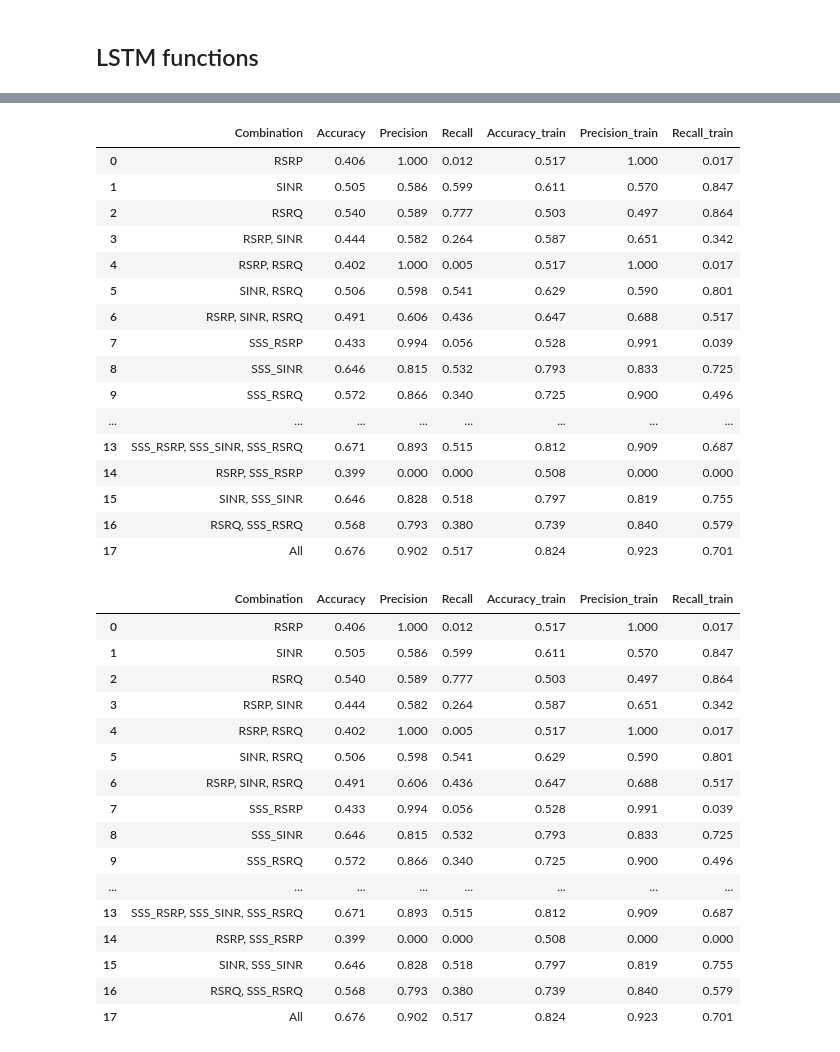
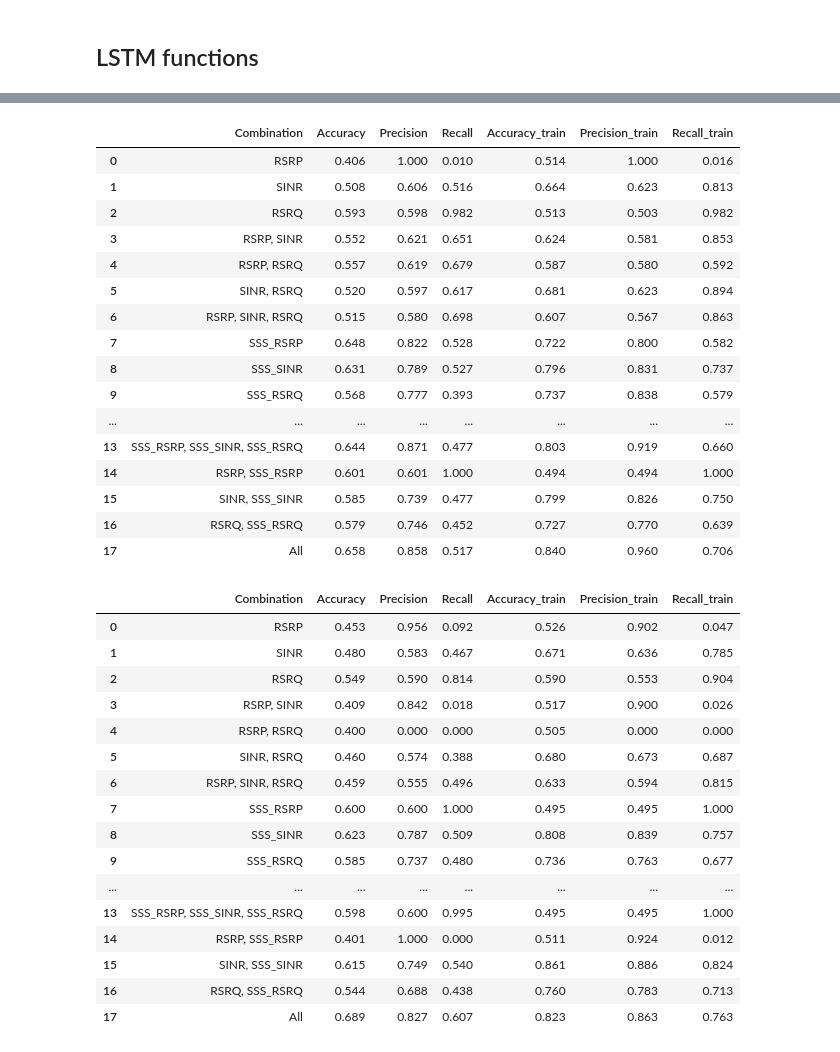
Before and after one commit to ihneskarbovik/master, a Jupyter notebook: test6_op2_mode_pred_structured.ipynb, the cells around one changed output, grey strips where cells are left out. Drawn from its saved outputs; the diff is of its cells as text; code cells hidden in the pictures.

```diff
--- a/test6_op2_mode_pred_structured.ipynb
+++ b/test6_op2_mode_pred_structured.ipynb
@@ -735,55 +836,55 @@ x2n10_results
 # %%
 x5n10 = step10_results['x:5']
 
-x5n10_results = pd.DataFrame.from_dict(x1n1, orient='index')
+x5n10_results = pd.DataFrame.from_dict(x5n10, orient='index')
 x5n10_results.reset_index(inplace=True)
 x5n10_results.rename(columns={'index': 'Combination'}, inplace=True)
 x5n10_results = x5n10_results.drop(['y_pred', 'y_true', 'train_true', 'train_pred', 'y_pred_plot', 'y_true_plot', 'train_pred_plot', 'train_true_plot', 'Accuracy_list', 'Accuracy_train_list'], axis=1)
 x5n10_results
 # %% [output]
 |  | Combination | Accuracy | Precision | Recall | Accuracy_train | Precision_train | Recall_train |
-| 0 | RSRP | 0.406 | 1.000 | 0.012 | 0.517 | 1.000 | 0.017 |
-| 1 | SINR | 0.505 | 0.586 | 0.599 | 0.611 | 0.570 | 0.847 |
-| 2 | RSRQ | 0.540 | 0.589 | 0.777 | 0.503 | 0.497 | 0.864 |
-| 3 | RSRP, SINR | 0.444 | 0.582 | 0.264 | 0.587 | 0.651 | 0.342 |
-| 4 | RSRP, RSRQ | 0.402 | 1.000 | 0.005 | 0.517 | 1.000 | 0.017 |
-| 5 | SINR, RSRQ | 0.506 | 0.598 | 0.541 | 0.629 | 0.590 | 0.801 |
-| 6 | RSRP, SINR, RSRQ | 0.491 | 0.606 | 0.436 | 0.647 | 0.688 | 0.517 |
-| 7 | SSS_RSRP | 0.433 | 0.994 | 0.056 | 0.528 | 0.991 | 0.039 |
-| 8 | SSS_SINR | 0.646 | 0.815 | 0.532 | 0.793 | 0.833 | 0.725 |
-| 9 | SSS_RSRQ | 0.572 | 0.866 | 0.340 | 0.725 | 0.900 | 0.496 |
+| 0 | RSRP | 0.406 | 1.000 | 0.010 | 0.514 | 1.000 | 0.016 |
+| 1 | SINR | 0.508 | 0.606 | 0.516 | 0.664 | 0.623 | 0.813 |
+| 2 | RSRQ | 0.593 | 0.598 | 0.982 | 0.513 | 0.503 | 0.982 |
+| 3 | RSRP, SINR | 0.552 | 0.621 | 0.651 | 0.624 | 0.581 | 0.853 |
+| 4 | RSRP, RSRQ | 0.557 | 0.619 | 0.679 | 0.587 | 0.580 | 0.592 |
+| 5 | SINR, RSRQ | 0.520 | 0.597 | 0.617 | 0.681 | 0.623 | 0.894 |
+| 6 | RSRP, SINR, RSRQ | 0.515 | 0.580 | 0.698 | 0.607 | 0.567 | 0.863 |
+| 7 | SSS_RSRP | 0.648 | 0.822 | 0.528 | 0.722 | 0.800 | 0.582 |
+| 8 | SSS_SINR | 0.631 | 0.789 | 0.527 | 0.796 | 0.831 | 0.737 |
+| 9 | SSS_RSRQ | 0.568 | 0.777 | 0.393 | 0.737 | 0.838 | 0.579 |
 | ... | ... | ... | ... | ... | ... | ... | ... |
-| 13 | SSS_RSRP, SSS_SINR, SSS_RSRQ | 0.671 | 0.893 | 0.515 | 0.812 | 0.909 | 0.687 |
-| 14 | RSRP, SSS_RSRP | 0.399 | 0.000 | 0.000 | 0.508 | 0.000 | 0.000 |
-| 15 | SINR, SSS_SINR | 0.646 | 0.828 | 0.518 | 0.797 | 0.819 | 0.755 |
-| 16 | RSRQ, SSS_RSRQ | 0.568 | 0.793 | 0.380 | 0.739 | 0.840 | 0.579 |
-| 17 | All | 0.676 | 0.902 | 0.517 | 0.824 | 0.923 | 0.701 |
+| 13 | SSS_RSRP, SSS_SINR, SSS_RSRQ | 0.644 | 0.871 | 0.477 | 0.803 | 0.919 | 0.660 |
+| 14 | RSRP, SSS_RSRP | 0.601 | 0.601 | 1.000 | 0.494 | 0.494 | 1.000 |
+| 15 | SINR, SSS_SINR | 0.585 | 0.739 | 0.477 | 0.799 | 0.826 | 0.750 |
+| 16 | RSRQ, SSS_RSRQ | 0.579 | 0.746 | 0.452 | 0.727 | 0.770 | 0.639 |
+| 17 | All | 0.658 | 0.858 | 0.517 | 0.840 | 0.960 | 0.706 |
 # %%
 x10n10 = step10_results['x:10']
 
-x10n10_results = pd.DataFrame.from_dict(x1n1, orient='index')
+x10n10_results = pd.DataFrame.from_dict(x10n10, orient='index')
 x10n10_results.reset_index(inplace=True)
 x10n10_results.rename(columns={'index': 'Combination'}, inplace=True)
 x10n10_results = x10n10_results.drop(['y_pred', 'y_true', 'train_true', 'train_pred', 'y_pred_plot', 'y_true_plot', 'train_pred_plot', 'train_true_plot', 'Accuracy_list', 'Accuracy_train_list'], axis=1)
 x10n10_results
 # %% [output]
 |  | Combination | Accuracy | Precision | Recall | Accuracy_train | Precision_train | Recall_train |
-| 0 | RSRP | 0.406 | 1.000 | 0.012 | 0.517 | 1.000 | 0.017 |
-| 1 | SINR | 0.505 | 0.586 | 0.599 | 0.611 | 0.570 | 0.847 |
-| 2 | RSRQ | 0.540 | 0.589 | 0.777 | 0.503 | 0.497 | 0.864 |
-| 3 | RSRP, SINR | 0.444 | 0.582 | 0.264 | 0.587 | 0.651 | 0.342 |
-| 4 | RSRP, RSRQ | 0.402 | 1.000 | 0.005 | 0.517 | 1.000 | 0.017 |
-| 5 | SINR, RSRQ | 0.506 | 0.598 | 0.541 | 0.629 | 0.590 | 0.801 |
-| 6 | RSRP, SINR, RSRQ | 0.491 | 0.606 | 0.436 | 0.647 | 0.688 | 0.517 |
-| 7 | SSS_RSRP | 0.433 | 0.994 | 0.056 | 0.528 | 0.991 | 0.039 |
-| 8 | SSS_SINR | 0.646 | 0.815 | 0.532 | 0.793 | 0.833 | 0.725 |
-| 9 | SSS_RSRQ | 0.572 | 0.866 | 0.340 | 0.725 | 0.900 | 0.496 |
+| 0 | RSRP | 0.453 | 0.956 | 0.092 | 0.526 | 0.902 | 0.047 |
+| 1 | SINR | 0.480 | 0.583 | 0.467 | 0.671 | 0.636 | 0.785 |
+| 2 | RSRQ | 0.549 | 0.590 | 0.814 | 0.590 | 0.553 | 0.904 |
+| 3 | RSRP, SINR | 0.409 | 0.842 | 0.018 | 0.517 | 0.900 | 0.026 |
+| 4 | RSRP, RSRQ | 0.400 | 0.000 | 0.000 | 0.505 | 0.000 | 0.000 |
+| 5 | SINR, RSRQ | 0.460 | 0.574 | 0.388 | 0.680 | 0.673 | 0.687 |
+| 6 | RSRP, SINR, RSRQ | 0.459 | 0.555 | 0.496 | 0.633 | 0.594 | 0.815 |
+| 7 | SSS_RSRP | 0.600 | 0.600 | 1.000 | 0.495 | 0.495 | 1.000 |
+| 8 | SSS_SINR | 0.623 | 0.787 | 0.509 | 0.808 | 0.839 | 0.757 |
+| 9 | SSS_RSRQ | 0.585 | 0.737 | 0.480 | 0.736 | 0.763 | 0.677 |
 | ... | ... | ... | ... | ... | ... | ... | ... |
-| 13 | SSS_RSRP, SSS_SINR, SSS_RSRQ | 0.671 | 0.893 | 0.515 | 0.812 | 0.909 | 0.687 |
-| 14 | RSRP, SSS_RSRP | 0.399 | 0.000 | 0.000 | 0.508 | 0.000 | 0.000 |
-| 15 | SINR, SSS_SINR | 0.646 | 0.828 | 0.518 | 0.797 | 0.819 | 0.755 |
-| 16 | RSRQ, SSS_RSRQ | 0.568 | 0.793 | 0.380 | 0.739 | 0.840 | 0.579 |
-| 17 | All | 0.676 | 0.902 | 0.517 | 0.824 | 0.923 | 0.701 |
+| 13 | SSS_RSRP, SSS_SINR, SSS_RSRQ | 0.598 | 0.600 | 0.995 | 0.495 | 0.495 | 1.000 |
+| 14 | RSRP, SSS_RSRP | 0.401 | 1.000 | 0.000 | 0.511 | 0.924 | 0.012 |
+| 15 | SINR, SSS_SINR | 0.615 | 0.749 | 0.540 | 0.861 | 0.886 | 0.824 |
+| 16 | RSRQ, SSS_RSRQ | 0.544 | 0.688 | 0.438 | 0.760 | 0.783 | 0.713 |
+| 17 | All | 0.689 | 0.827 | 0.607 | 0.823 | 0.863 | 0.763 |
 # %%
 x15n10 = step10_results['x:15']
 
```
Also changed, not shown: parts of 21 cells of this notebook, 1 other file.
